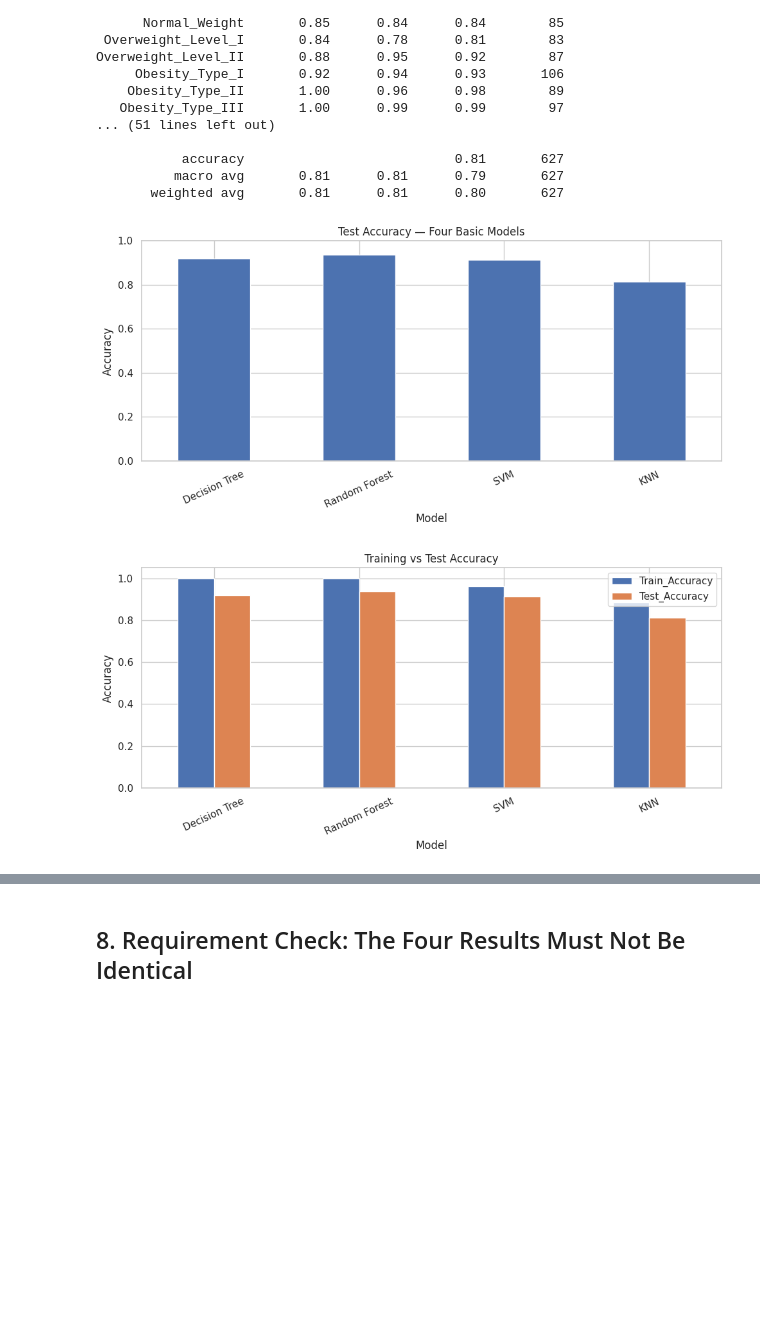
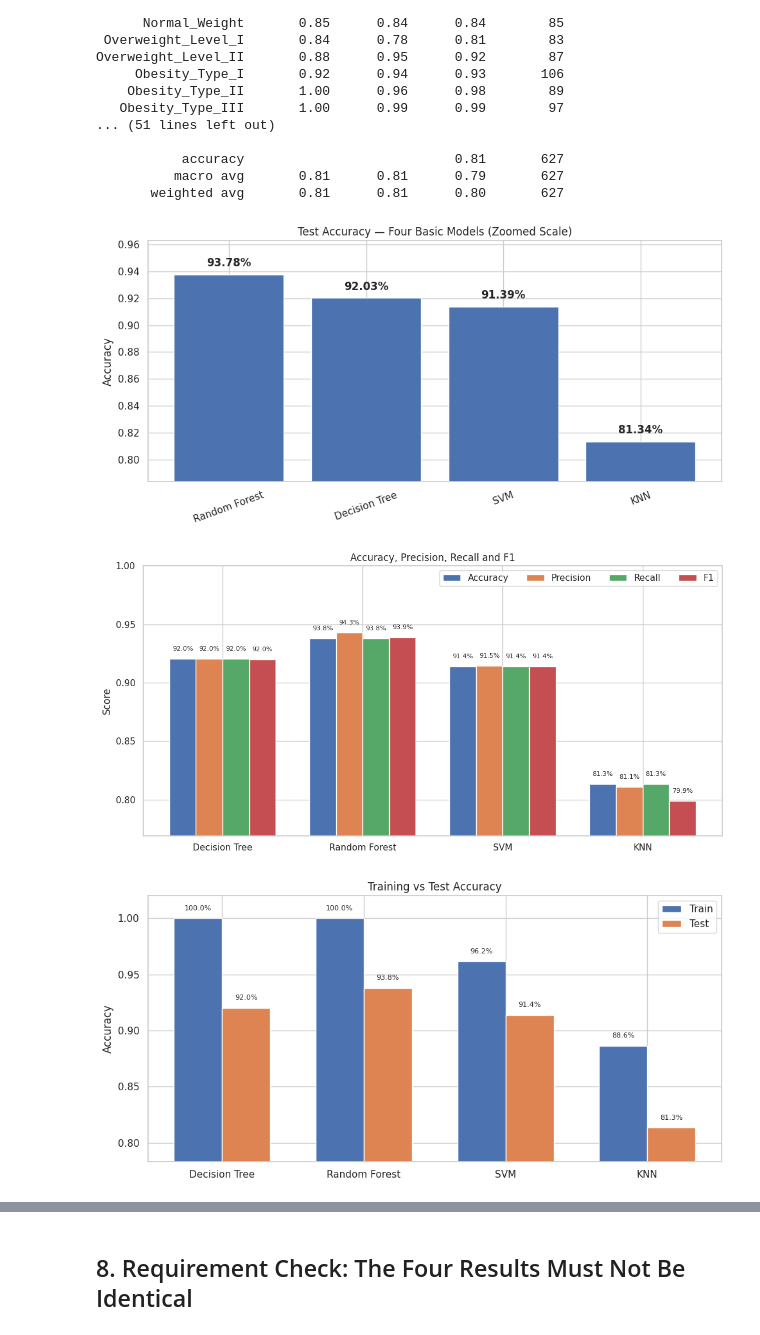
Before and after one commit to april-24/DataScience-ObesityLevelsPrediction, a Jupyter notebook: obesity_data_science_project.ipynb, the cells around one changed output, grey strips where cells are left out. Drawn from its saved outputs; the diff is of its cells as text; code cells hidden in the pictures; blank space fills up the shorter version.

```diff
--- a/obesity_data_science_project.ipynb
+++ b/obesity_data_science_project.ipynb
@@ -364,23 +364,78 @@ Overweight_Level_II       0.88      0.95      0.92        87
           macro avg       0.81      0.81      0.79       627
        weighted avg       0.81      0.81      0.80       627
 # %%
+# Performance visualisations
+# 1. Zoomed test accuracy — makes the genuine differences easier to see without changing values.
+acc_sorted = results_df["Test_Accuracy"].sort_values(ascending=False)
 fig, ax = plt.subplots(figsize=(10, 5))
-results_df["Test_Accuracy"].plot(kind="bar", ax=ax)
-ax.set_title("Test Accuracy — Four Basic Models")
+bars = ax.bar(acc_sorted.index, acc_sorted.values)
+ax.set_title("Test Accuracy — Four Basic Models (Zoomed Scale)")
 ax.set_ylabel("Accuracy")
-ax.set_ylim(0, 1)
-ax.tick_params(axis="x", rotation=25)
+ax.set_ylim(max(0.75, float(acc_sorted.min()) - 0.03), min(1.0, float(acc_sorted.max()) + 0.025))
+ax.tick_params(axis="x", rotation=20)
+for bar, value in zip(bars, acc_sorted.values):
+    ax.text(bar.get_x() + bar.get_width()/2, value + 0.004, f"{value:.2%}", ha="center", va="bottom", fontweight="bold")
 fig.tight_layout()
 plt.show()
 
-fig, ax = plt.subplots(figsize=(10, 5))
-results_df[["Train_Accuracy", "Test_Accuracy"]].plot(kind="bar", ax=ax)
-ax.set_title("Training vs Test Accuracy")
-ax.set_ylabel("Accuracy")
-ax.set_ylim(0, 1.05)
-ax.tick_params(axis="x", rotation=25)
+# 2. Multi-metric comparison
+metric_display = results_df[["Test_Accuracy", "Precision_Weighted", "Recall_Weighted", "F1_Weighted"]].rename(columns={
+    "Test_Accuracy": "Accuracy",
+    "Precision_Weighted": "Precision",
+    "Recall_Weighted": "Recall",
+    "F1_Weighted": "F1",
+})
+fig, ax = plt.subplots(figsize=(11, 5.5))
+x = np.arange(len(metric_display.index))
+width = 0.19
+for j, metric in enumerate(metric_display.columns):
+    values = metric_display[metric].values
+    bars = ax.bar(x + (j - 1.5) * width, values, width, label=metric)
+    for bar, value in zip(bars, values):
+        ax.text(bar.get_x() + bar.get_width()/2, value + 0.006, f"{value:.1%}", ha="center", va="bottom", fontsize=8)
+ax.set_xticks(x)
+ax.set_xticklabels(metric_display.index)
+ax.set_ylim(max(0.70, float(metric_display.min().min()) - 0.03), 1.0)
+ax.set_ylabel("Score")
+ax.set_title("Accuracy, Precision, Recall and F1")
+ax.legend(ncol=4)
 fig.tight_layout()
 plt.show()
+
+# 3. Train vs test accuracy
+train_test = results_df[["Train_Accuracy", "Test_Accuracy"]]
+fig, ax = plt.subplots(figsize=(10, 5))
+x = np.arange(len(train_test.index))
+width = 0.34
+train_bars = ax.bar(x - width/2, train_test["Train_Accuracy"], width, label="Train")
+test_bars = ax.bar(x + width/2, train_test["Test_Accuracy"], width, label="Test")
+for bars in (train_bars, test_bars):
+    for bar in bars:
+        value = bar.get_height()
+        ax.text(bar.get_x() + bar.get_width()/2, value + 0.006, f"{value:.1%}", ha="center", va="bottom", fontsize=8)
+ax.set_xticks(x)
+ax.set_xticklabels(train_test.index)
+ax.set_ylim(max(0.70, float(train_test.min().min()) - 0.03), 1.02)
+ax.set_ylabel("Accuracy")
+ax.set_title("Training vs Test Accuracy")
+ax.legend()
+fig.tight_layout()
+plt.show()
+
+# 4. Performance gap from best model
+best_accuracy = results_df["Test_Accuracy"].max()
+gap_from_best = (best_accuracy - results_df["Test_Accuracy"]).sort_values(ascending=False)
+fig, ax = plt.subplots(figsize=(10, 5))
+bars = ax.bar(gap_from_best.index, gap_from_best.values)
+ax.set_title("Test Accuracy Gap from Best Model")
+ax.set_ylabel("Gap in Percentage Points")
+ax.tick_params(axis="x", rotation=20)
+for bar, value in zip(bars, gap_from_best.values):
+    ax.text(bar.get_x() + bar.get_width()/2, value + 0.002, f"{value:.2%}", ha="center", va="bottom", fontsize=9)
+ax.set_ylim(0, max(0.15, float(gap_from_best.max()) + 0.02))
+fig.tight_layout()
+plt.show()
 # %% [output]
-[figure, old version]
+[figure, new version]
-[figure, old version]
+[figure, new version]
+[figure, added]
```
Also changed, not shown: parts of 2 cells of this notebook, 1 other file.
